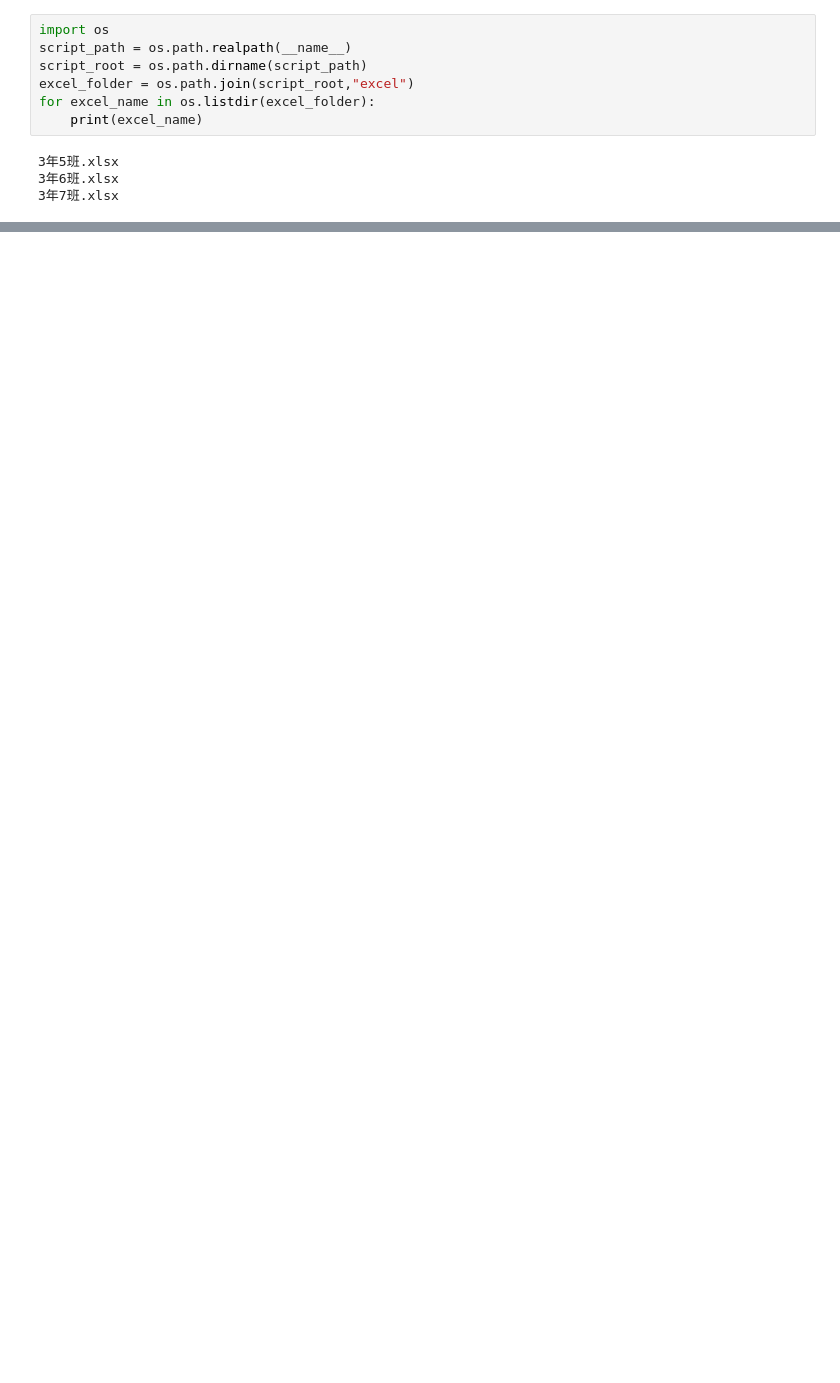
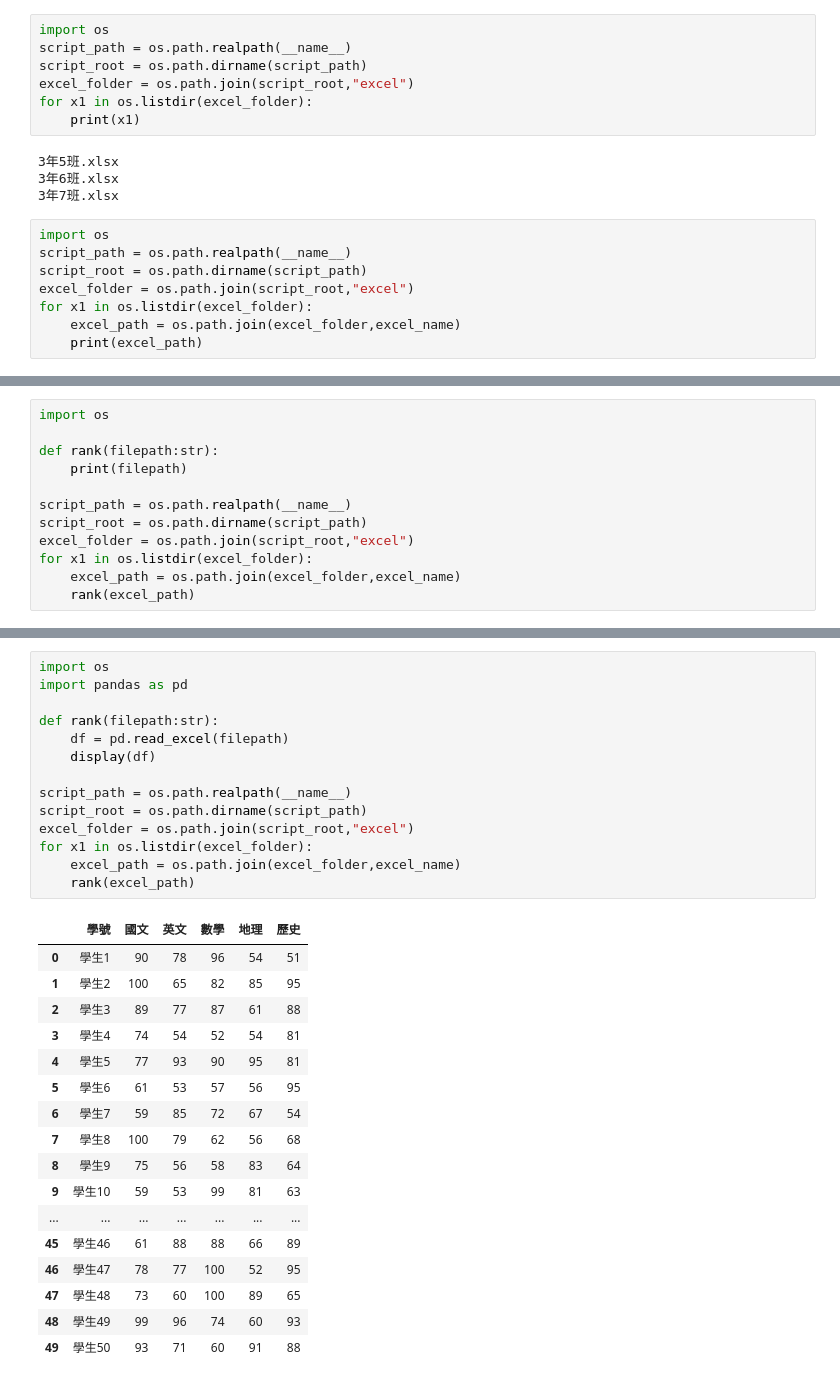
Before and after one commit to pstsaimimi/Python, a Jupyter notebook: lesson16/lesson16_3.ipynb, the cells around one changed output, grey strips where cells are left out. Cells and saved outputs as stored; diff of their text form; blank space fills up the shorter version.

```diff
--- a/lesson16/lesson16_3.ipynb
+++ b/lesson16/lesson16_3.ipynb
@@ -37,9 +37,17 @@ import os
 script_path = os.path.realpath(__name__)
 script_root = os.path.dirname(script_path)
 excel_folder = os.path.join(script_root,"excel")
-for excel_name in os.listdir(excel_folder):
-    print(excel_name)
+for x1 in os.listdir(excel_folder):
+    print(x1)
 # %% [output]
 3年5班.xlsx
 3年6班.xlsx
 3年7班.xlsx
+# %%
+import os
+script_path = os.path.realpath(__name__)
+script_root = os.path.dirname(script_path)
+excel_folder = os.path.join(script_root,"excel")
+for x1 in os.listdir(excel_folder):
+    excel_path = os.path.join(excel_folder,excel_name)
+    print(excel_path)
@@ -45,0 +58,12 @@ for excel_name in os.listdir(excel_folder):
+# %%
+import os
+
+def rank(filepath:str):
+    print(filepath)
+
+script_path = os.path.realpath(__name__)
+script_root = os.path.dirname(script_path)
+excel_folder = os.path.join(script_root,"excel")
+for x1 in os.listdir(excel_folder):
+    excel_path = os.path.join(excel_folder,excel_name)
+    rank(excel_path)
@@ -45,0 +74,32 @@ for excel_name in os.listdir(excel_folder):
+# %%
+import os
+import pandas as pd
+
+def rank(filepath:str):
+    df = pd.read_excel(filepath)
+    display(df)
+
+script_path = os.path.realpath(__name__)
+script_root = os.path.dirname(script_path)
+excel_folder = os.path.join(script_root,"excel")
+for x1 in os.listdir(excel_folder):
+    excel_path = os.path.join(excel_folder,excel_name)
+    rank(excel_path)
+# %% [output]
+|  | 學號 | 國文 | 英文 | 數學 | 地理 | 歷史 |
+| 0 | 學生1 | 90 | 78 | 96 | 54 | 51 |
+| 1 | 學生2 | 100 | 65 | 82 | 85 | 95 |
+| 2 | 學生3 | 89 | 77 | 87 | 61 | 88 |
+| 3 | 學生4 | 74 | 54 | 52 | 54 | 81 |
+| 4 | 學生5 | 77 | 93 | 90 | 95 | 81 |
+| 5 | 學生6 | 61 | 53 | 57 | 56 | 95 |
+| 6 | 學生7 | 59 | 85 | 72 | 67 | 54 |
+| 7 | 學生8 | 100 | 79 | 62 | 56 | 68 |
+| 8 | 學生9 | 75 | 56 | 58 | 83 | 64 |
+| 9 | 學生10 | 59 | 53 | 99 | 81 | 63 |
+| ... | ... | ... | ... | ... | ... | ... |
+| 45 | 學生46 | 61 | 88 | 88 | 66 | 89 |
+| 46 | 學生47 | 78 | 77 | 100 | 52 | 95 |
+| 47 | 學生48 | 73 | 60 | 100 | 89 | 65 |
+| 48 | 學生49 | 99 | 96 | 74 | 60 | 93 |
+| 49 | 學生50 | 93 | 71 | 60 | 91 | 88 |
```
Also changed, not shown: parts of 4 cells of this notebook.
